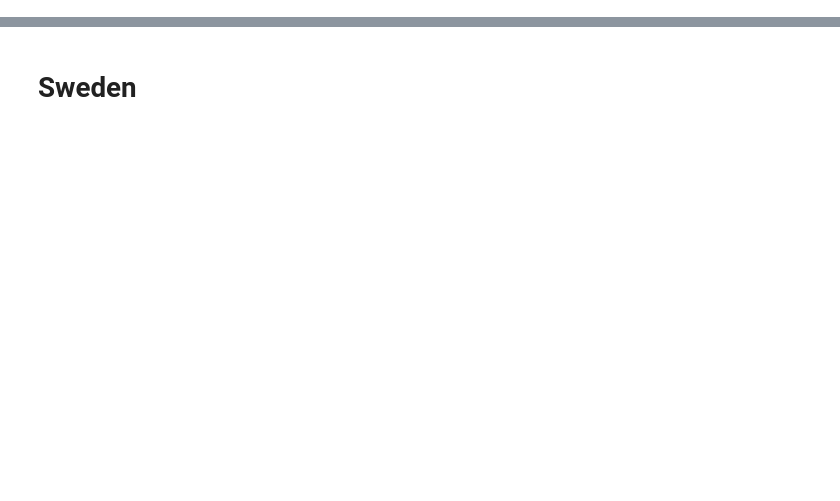
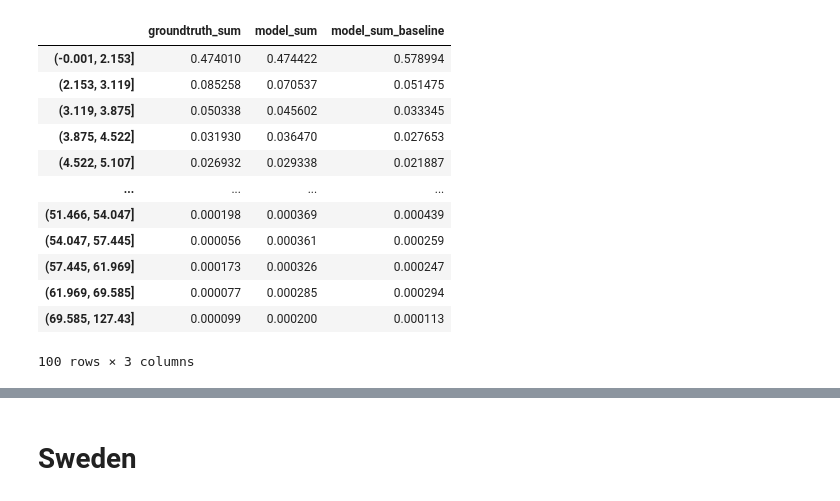
Before and after one commit to TheYuanLiao/individual_mobility_model, a Jupyter notebook: src/py/distance-distribution-plot.ipynb, the cells around one changed output, grey strips where cells are left out. Drawn from its saved outputs; the diff is of its cells as text; code cells hidden in the pictures; blank space fills up the shorter version.

```diff
--- a/src/py/distance-distribution-plot.ipynb
+++ b/src/py/distance-distribution-plot.ipynb
@@ -12,9 +15,9 @@ mpl.rcParams['figure.dpi'] = 300
 results_dir = './../../results'
 # %%
 region = 'saopaulo'
-#neth 20200519_043353
+#neth 20200519_043353, round 2 = 20200519_231349
 #sao round 1 = 20200518_232330, round 2 = 20200520_031639
-datetime = '20200520_001050'
+datetime = '20200520_031639'
 # %%
 p = "{}/{}/distance-metrics.csv".format(results_dir, region+'-'+datetime)
 p_base = "{}/{}/distance-metrics.csv".format(results_dir, region+'-'+'baseline')
@@ -24,6 +27,21 @@ dms_base = pd.read_csv(p_base).set_index(['distance'])
 dms = dms.join(dms_base['model_sum'], rsuffix='_baseline')[['groundtruth_sum', 'model_sum', 'model_sum_baseline']]
 # %%
 dms.index = pd.IntervalIndex.from_tuples([tuple(list(map(float, idx.replace('(', '').replace(']', '').split(",")))) for idx in dms.index])
+dms
+# %% [output]
+|  | groundtruth_sum | model_sum | model_sum_baseline |
+| (-0.001, 2.153] | 0.474010 | 0.474422 | 0.578994 |
+| (2.153, 3.119] | 0.085258 | 0.070537 | 0.051475 |
+| (3.119, 3.875] | 0.050338 | 0.045602 | 0.033345 |
+| (3.875, 4.522] | 0.031930 | 0.036470 | 0.027653 |
+| (4.522, 5.107] | 0.026932 | 0.029338 | 0.021887 |
+| ... | ... | ... | ... |
+| (51.466, 54.047] | 0.000198 | 0.000369 | 0.000439 |
+| (54.047, 57.445] | 0.000056 | 0.000361 | 0.000259 |
+| (57.445, 61.969] | 0.000173 | 0.000326 | 0.000247 |
+| (61.969, 69.585] | 0.000077 | 0.000285 | 0.000294 |
+| (69.585, 127.43] | 0.000099 | 0.000200 | 0.000113 |
+100 rows × 3 columns
 # %%
 mpl.rcParams['font.size'] = 20.0
 fig, ax = plt.subplots(1,1, figsize=(20,7), sharex=True)
```
Also changed, not shown: parts of 4 cells of this notebook, 3 other files.
